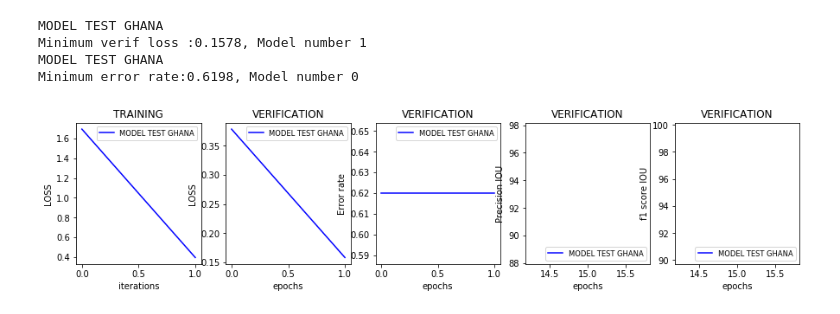
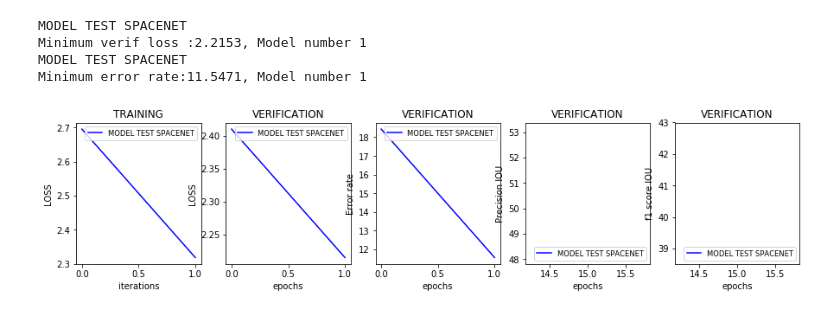
Before and after one commit to melissande/dhi-segmentation-buildings, a Jupyter notebook: real_time_loss_tracker.ipynb, the cells around one changed output. Cells and saved outputs as stored; diff of their text form; code cells hidden in the pictures.

```diff
--- a/real_time_loss_tracker.ipynb
+++ b/real_time_loss_tracker.ipynb
@@ -10,14 +10,19 @@ LOSS_FILE='LOSSES_COMPARISON/'
 if not os.path.exists(LOSS_FILE):
             os.makedirs(LOSS_FILE)
 
-FILE_NAME=LOSS_FILE+'ghana_test'
+
+# FILE_NAME=LOSS_FILE+'ghana_test'
+FILE_NAME=LOSS_FILE+'spacenet_test'
+
 step=15
 
-f1='MODEL_TEST/STORE_LEARNING/'
+# f1='MODEL_TEST_GHANA/STORE_LEARNING/'
+f1='MODEL_TEST_SPACENET/STORE_LEARNING/'
 # f2='dummy'
 
-leg=['MODEL TEST GHANA']
-# leg=['MODEL TEST GHANA','dummy']
+# leg=['MODEL TEST GHANA']
+leg=['MODEL TEST SPACENET']
+# leg=['MODEL TEST SPACENET','dummy']
 
 
 fig,axs=plt.subplots(1, 5,figsize=(15,3))
@@ -147,35 +152,35 @@ fig.savefig(FILE_NAME+'_verif_acc_iou.png', bbox_inches=extent)
 
 ## F1 SCORE
 
 
 with open(f1+'f1_iou_verif.txt', "r") as ins:
     t1 = []
     for line in ins.readlines():
         t1.append(float(line))
 t1=np.asarray(t1)
 ite1 = np.arange(step,(len(t1)+1)*step,step)
 
 # with open(f2+'f1_iou_verif.txt', "r") as ins:
 #     t2 = []
 #     for line in ins.readlines():
 #         t2.append(float(line))
 # t2=np.asarray(t2)
 # ite2 = np.arange(step,(len(t2)+1)*step,step)
 
 
 axs[4].plot(ite1,t1,'b', label=leg[0])
 # axs[4].plot(ite2,t2,'g', label=leg[1])
 axs[4].set_title('VERIFICATION')
 axs[4].set(ylabel='f1 score IOU', xlabel='epochs')
 axs[4].legend(loc='lower right',fontsize='small')
 extent = axs[4].get_window_extent().transformed(fig.dpi_scale_trans.inverted())
 fig.savefig(FILE_NAME+'_f1_verif_iou.png', bbox_inches=extent)
 
 
 plt.show()
 # %% [output]
-MODEL TEST GHANA
-Minimum verif loss :0.1578, Model number 1
-MODEL TEST GHANA
-Minimum error rate:0.6198, Model number 0
+MODEL TEST SPACENET
+Minimum verif loss :2.2153, Model number 1
+MODEL TEST SPACENET
+Minimum error rate:11.5471, Model number 1
-[figure, old version]
+[figure, new version]
```
Also changed, not shown: 8 other files.
